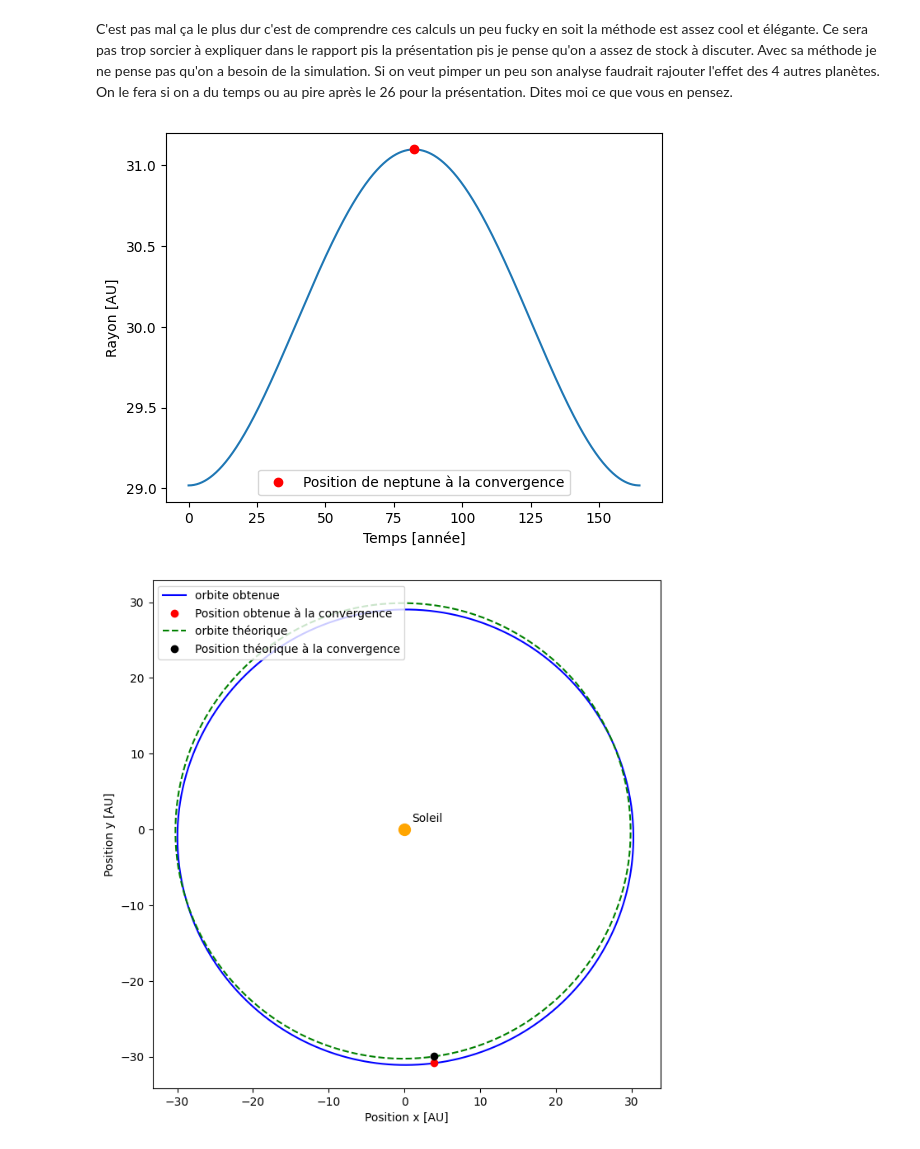
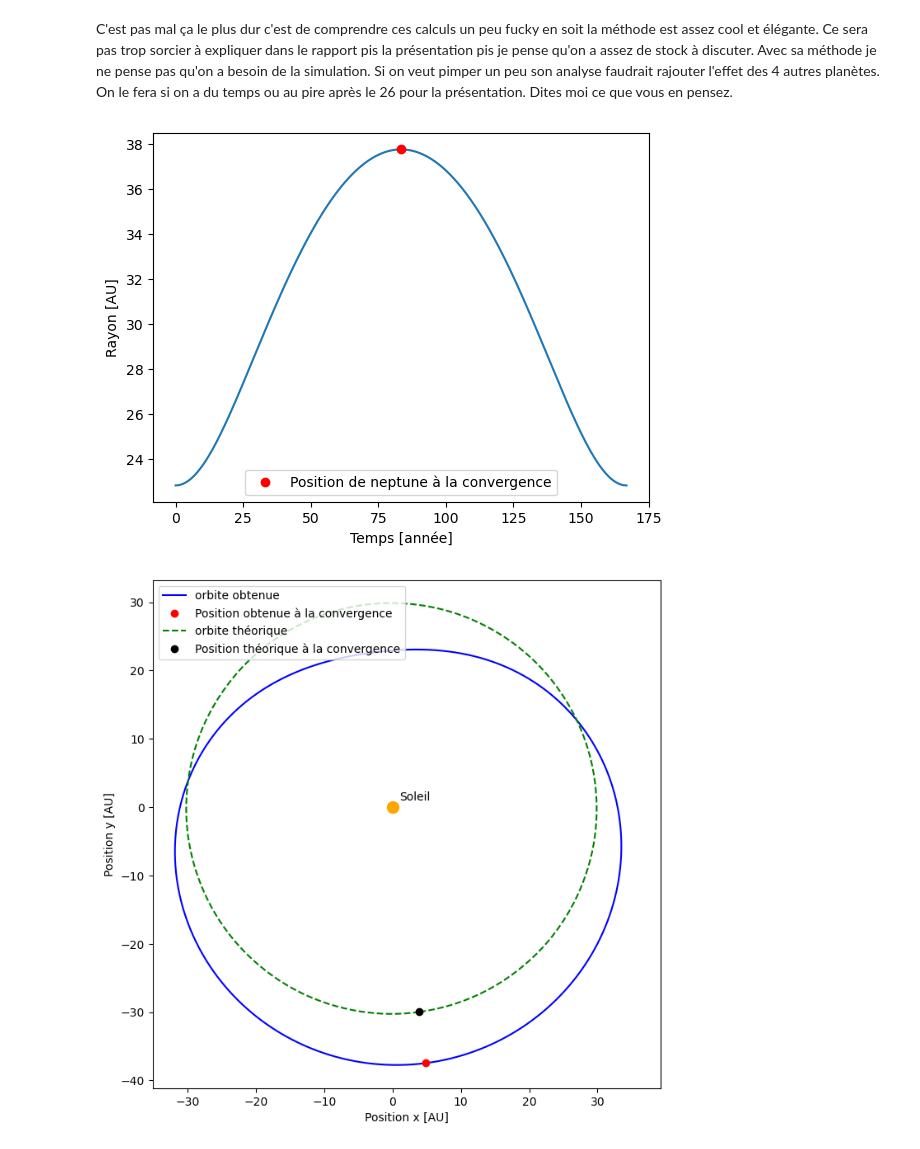
Before and after one commit to BETRU21/PhysNum, a Jupyter notebook: projet/Neptune_Motion copy.ipynb, the cells around one changed output. Drawn from its saved outputs; the diff is of its cells as text; code cells hidden in the pictures.

```diff
--- a/projet/Neptune_Motion copy.ipynb
+++ b/projet/Neptune_Motion copy.ipynb
@@ -500,12 +501,19 @@ C'est pas mal ça le plus dur c'est de comprendre ces calculs un peu fucky en so
 # %%
 # Données obtenues à modifier
 
-semi_major = 30.058306684492393
-r_uranus = 19.4572 # À la convergence
-P = 164.79603823091142 # Période neptune en année
-mass_N = 1.0240000000000001e+26
+# semi_major = 30.058306684492393
+# r_uranus = 19.4572 # À la convergence
+# P = 164.79603823091142 # Période neptune en année
+# mass_N = 1.0240000000000001e+26
+# a = 1.5e-5 # acceleration à la conjonction Au/y^2
+
+# Données obtenues code Ben
+
+semi_major = 30.304139442536012
+r_uranus = 19.296099622562036 # À la convergence
+P = 166.82185018766188 # Période neptune en année
+mass_N = 2.5789001492251217e+26
 a = 1.5e-5 # acceleration à la conjonction Au/y^2
-
 
 G = 6.6743e-11*(365.24218750*3600*24)**2/(149597870700)**3
 
@@ -522,34 +530,34 @@ def calcuk_E(e, M, n): # Pour relaxation
     E = M
     for _ in range(n):
         E = M + e*np.sin(E)
     return E
 
 
 # Mean motion
 n = 2*np.pi/P
 
 t = np.linspace(0, P, 1000)
 # Mean anomaly
 M = n*t
 E = []
 
 for m in M:
     E.append(calcuk_E(esp, m, 1000))
 
 
 r = semi_major*(1-esp*np.cos(np.array(E)))
 r_temp = np.abs(r-R)
 ind = np.argmin(r_temp)
 
 fig = plt.figure()
 plt.plot(t, r)
 plt.plot(t[ind], r[ind], 'ro', label = 'Position de neptune à la convergence')
 plt.xlabel('Temps [année]')
 plt.ylabel('Rayon [AU]')
 plt.legend()
 plt.show()
 # %% [output]
-[figure, old version]
+[figure, new version]
 # %%
 b = a*np.sqrt(1-esp**2)
 p = b**2/a
@@ -576,7 +584,7 @@ plt.axis('square')
 plt.legend(loc='upper left')
 plt.show()
 # %% [output]
-[figure, old version]
+[figure, new version]
 # %%
 # Pos 50 ans plus tard
 # Faire animation pour la présentation si on a le temps
```
Also changed, not shown: parts of 5 cells of this notebook.
